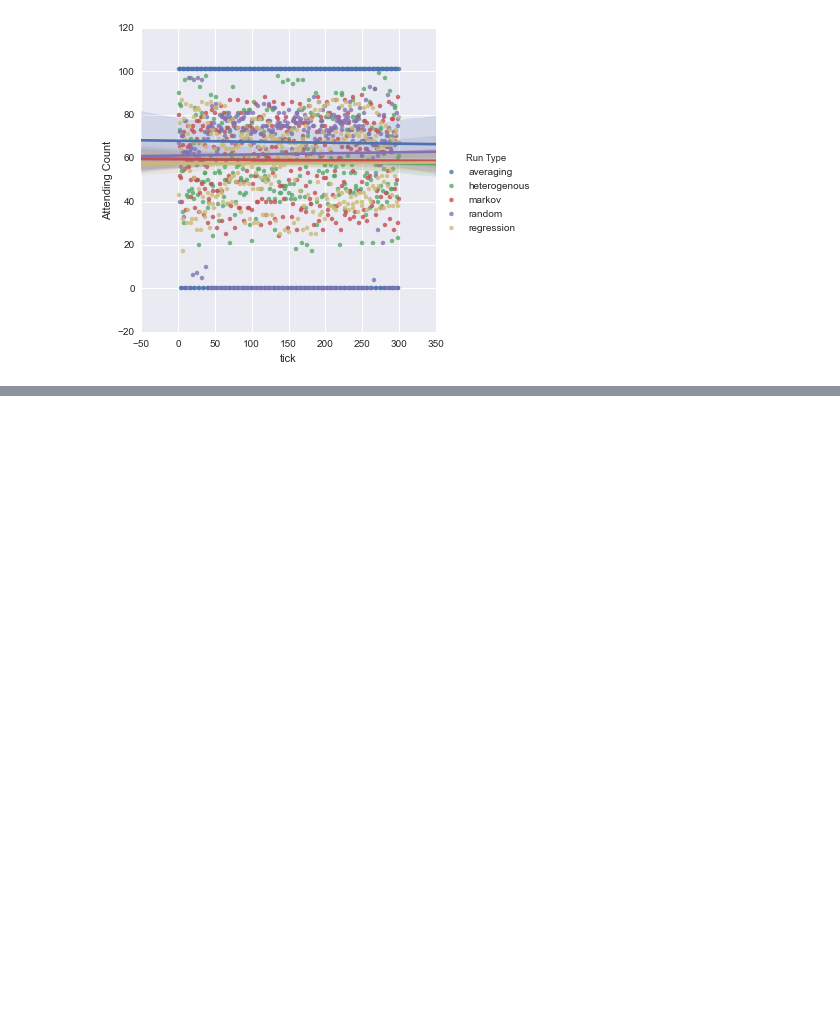
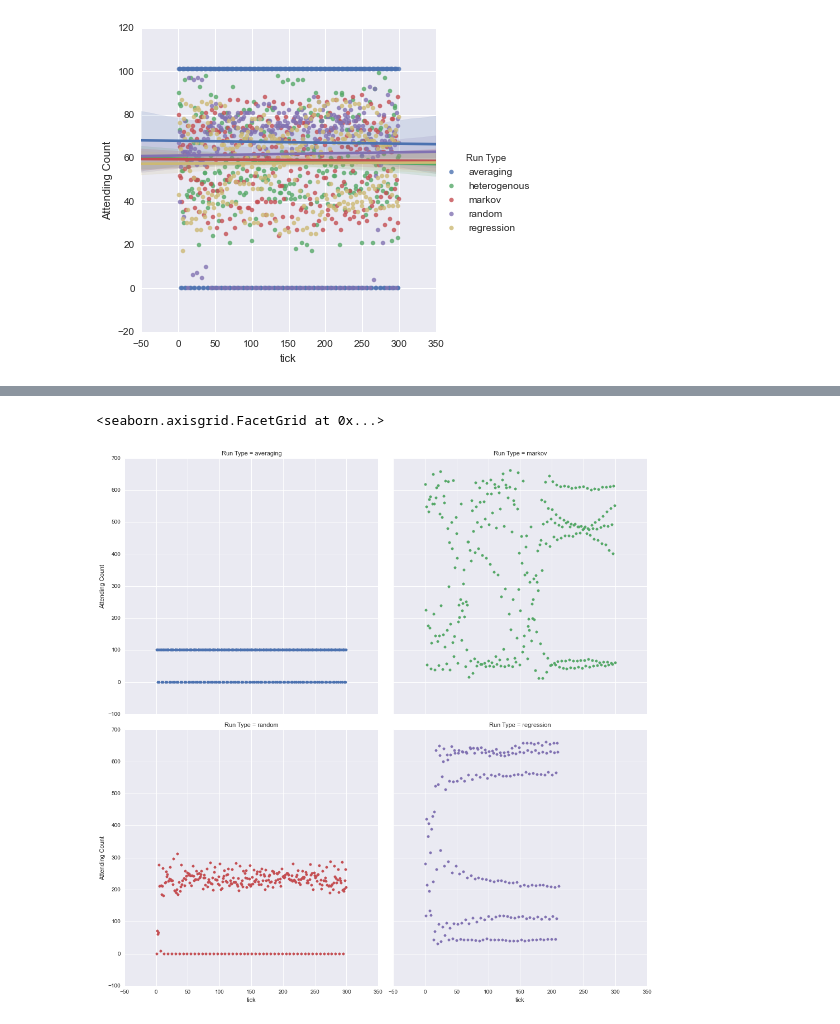
Before and after one commit to hawkw/cs383f2015-lab3, a Jupyter notebook: analysis.ipynb, the cells around one changed output, grey strips where cells are left out. Saved outputs shown, nothing was run; the diff lists cells and outputs as text; code cells hidden in the pictures; blank space fills up the shorter version.

```diff
--- a/analysis.ipynb
+++ b/analysis.ipynb
@@ -56,0 +63,4 @@ g.map(sns.pointplot, "tick", "Attending Count")
+# %%
+df1000 = df1000.reset_index(0)
+df1000.rename(columns={"level_0":"Run Type"}, inplace=True)
+df1000
@@ -56,0 +86,6 @@ g.map(sns.pointplot, "tick", "Attending Count")
+# %%
+g = sns.FacetGrid(df1000, col="Run Type", col_wrap=2, margin_titles=True, size=7, hue="Run Type")
+g.map(plt.scatter, "tick", "Attending Count")
+# %% [output]
+<seaborn.axisgrid.FacetGrid at 0x...>
+[figure, added]
```
Also changed, not shown: parts of 3 cells of this notebook.
